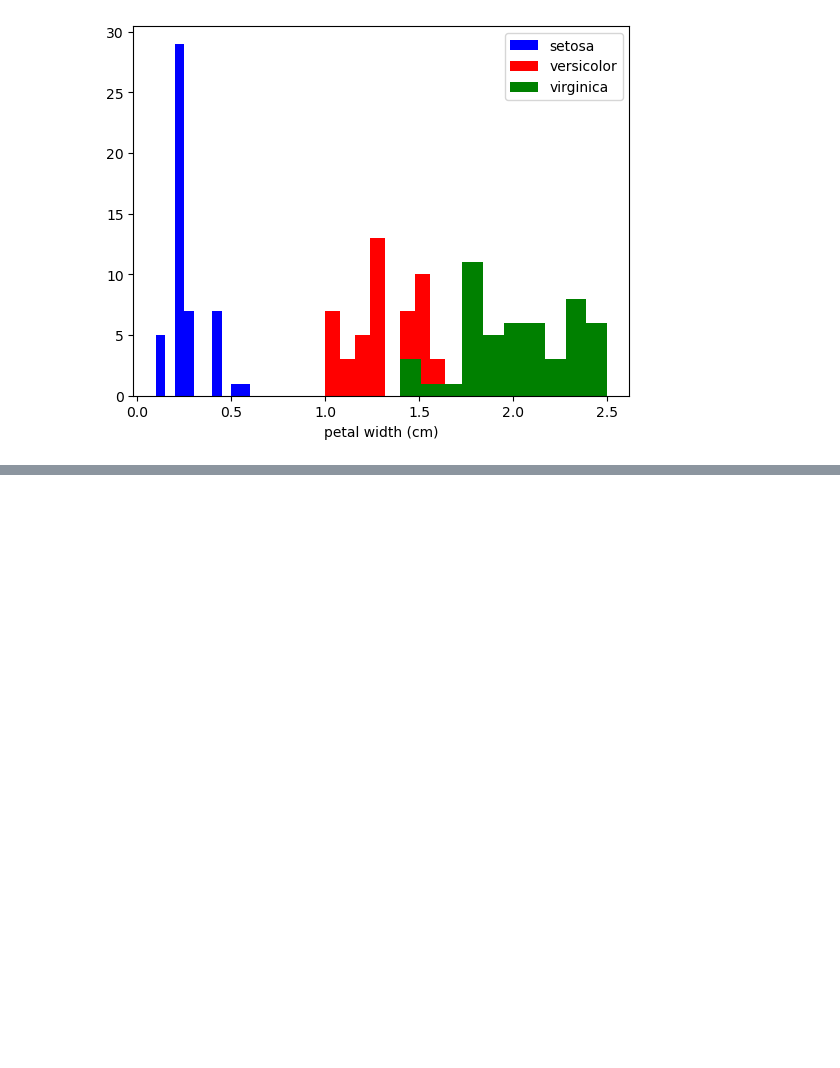
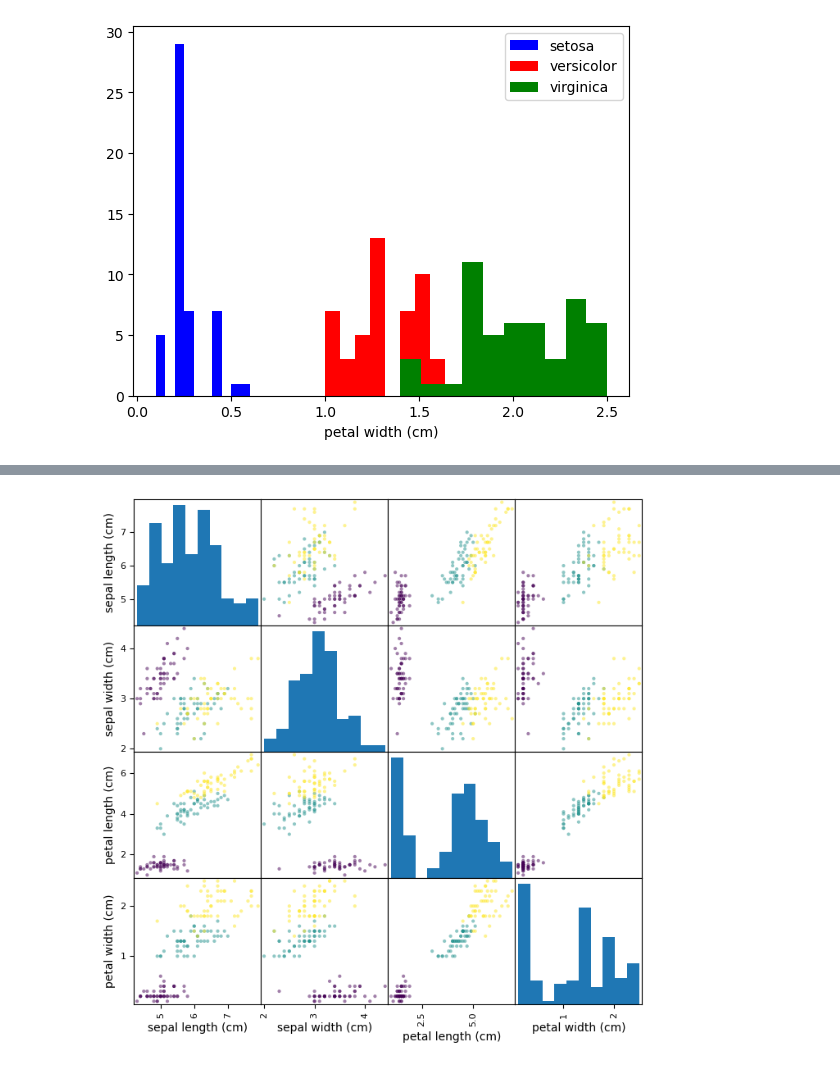
Before and after one commit to amediaaj/python_course_machine_learning, a Jupyter notebook: iris.ipynb, the cells around one changed output, grey strips where cells are left out. Saved outputs shown, nothing was run; the diff lists cells and outputs as text; code cells hidden in the pictures; blank space fills up the shorter version.

```diff
--- a/iris.ipynb
+++ b/iris.ipynb
@@ -116,0 +161,10 @@ plt.show()
+# %%
+import pandas as pd
+
+iris_df = pd.DataFrame(iris.data, columns=iris.feature_names)
+pd.plotting.scatter_matrix(iris_df,
+                           c=iris.target,
+                           figsize=(8, 8)
+                          );
+# %% [output]
+[figure, added]
```
Also changed, not shown: parts of 3 cells of this notebook, 2 other files.
